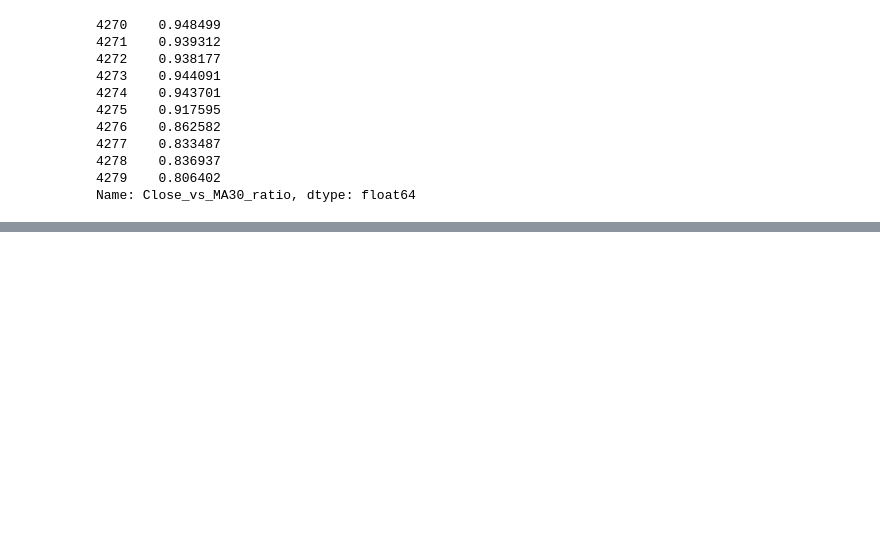
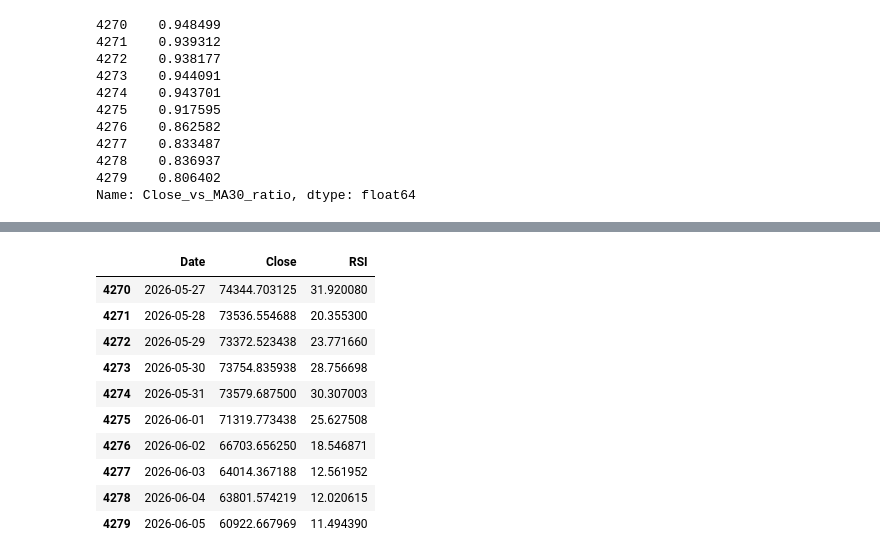
Before and after one commit to mugdhajha/Bitcoin-market-analysis, a Jupyter notebook: notebooks/feature_engineering.ipynb, the cells around one changed output, grey strips where cells are left out. Cells and saved outputs as stored; diff of their text form; code cells hidden in the pictures; blank space fills up the shorter version.

```diff
--- a/notebooks/feature_engineering.ipynb
+++ b/notebooks/feature_engineering.ipynb
@@ -105,0 +132,16 @@ Name: Close_vs_MA30_ratio, dtype: float64
+# %%
+df["RS"]=df["Avg_gain"]/df["Avg_loss"]
+df["RSI"]=100-(100/(1+df["RS"]))
+df[["Date","Close","RSI"]].tail(10)
+# %% [output]
+|  | Date | Close | RSI |
+| 4270 | 2026-05-27 | 74344.703125 | 31.920080 |
+| 4271 | 2026-05-28 | 73536.554688 | 20.355300 |
+| 4272 | 2026-05-29 | 73372.523438 | 23.771660 |
+| 4273 | 2026-05-30 | 73754.835938 | 28.756698 |
+| 4274 | 2026-05-31 | 73579.687500 | 30.307003 |
+| 4275 | 2026-06-01 | 71319.773438 | 25.627508 |
+| 4276 | 2026-06-02 | 66703.656250 | 18.546871 |
+| 4277 | 2026-06-03 | 64014.367188 | 12.561952 |
+| 4278 | 2026-06-04 | 63801.574219 | 12.020615 |
+| 4279 | 2026-06-05 | 60922.667969 | 11.494390 |
```
Also changed, not shown: parts of 6 cells of this notebook, 1 other file.
